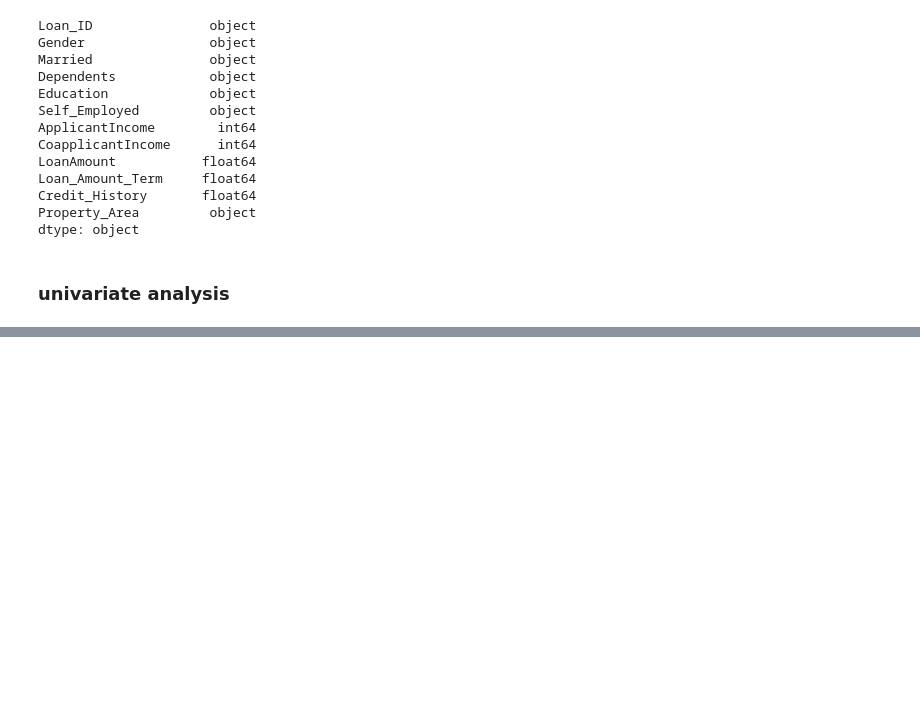
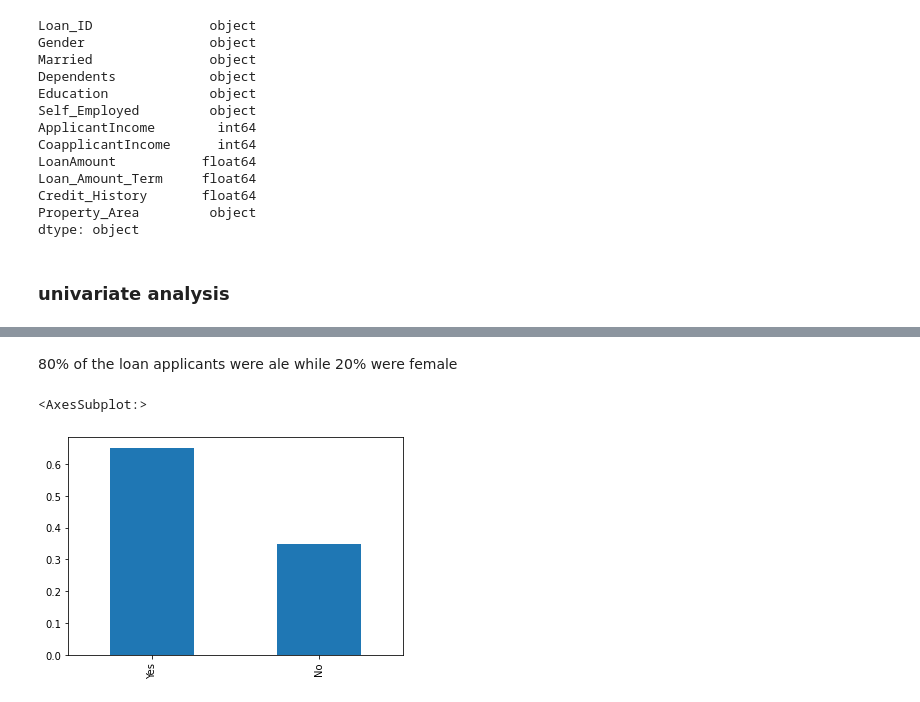
Before and after one commit to kariswanjiru/loan-prediction-hackathon, a Jupyter notebook: loan-prediction.ipynb, the cells around one changed output, grey strips where cells are left out. Saved outputs shown, nothing was run; the diff lists cells and outputs as text; code cells hidden in the pictures; blank space fills up the shorter version.

```diff
--- a/loan-prediction.ipynb
+++ b/loan-prediction.ipynb
@@ -113,0 +144,7 @@ dtype: object
+# %% [markdown]
+80% of the loan applicants were ale while 20% were female
+# %%
+train.Married.value_counts(normalize=True).plot.bar(title='Married')
+# %% [output]
+<AxesSubplot:>
+[figure, added]
```
Also changed, not shown: parts of 34 cells of this notebook.
